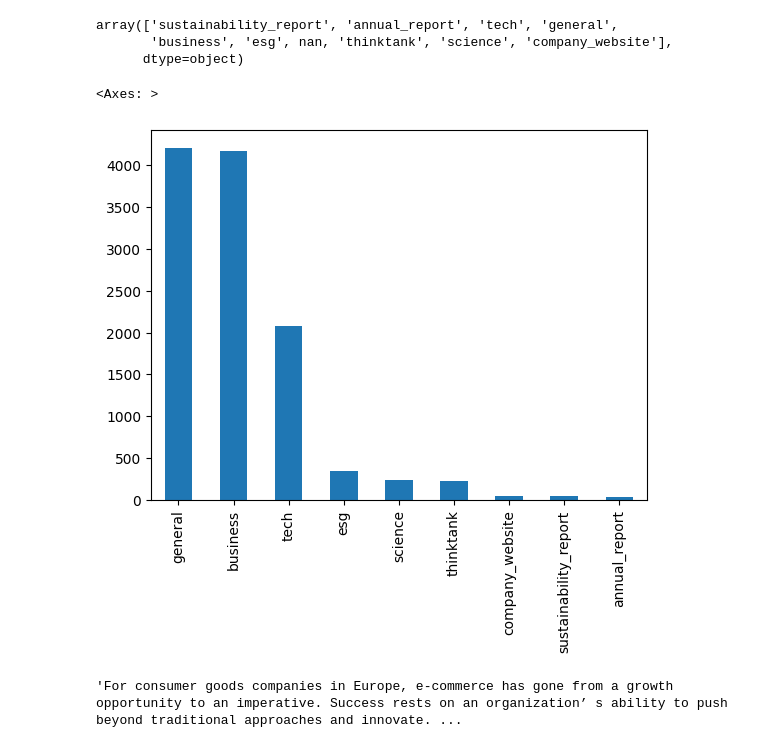
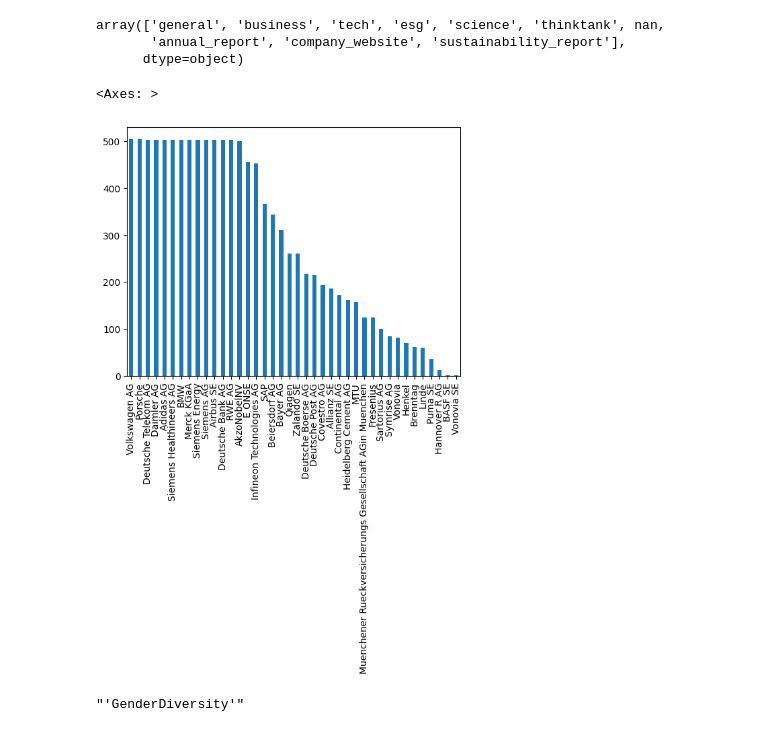
Before and after one commit to GeraldL19/Final-Year-Project-2024, a Jupyter notebook: DAX_trial_23_10_07.ipynb, the cells around one changed output. Saved outputs shown, nothing was run; the diff lists cells and outputs as text; code cells hidden in the pictures.

```diff
--- a/DAX_trial_23_10_07.ipynb
+++ b/DAX_trial_23_10_07.ipynb
@@ -4,3 +4,7 @@
 import pandas as pd
 # %%
 df = pd.read_csv('esg_documents_for_dax_companies.csv', delimiter = '|', index_col = 0)
+# %%
+# Sorting dataframe by companies in alphabetical order
+df = df.sort_values('company', ascending=True)
+df.head(10)
@@ -6,0 +23,4 @@ df = pd.read_csv('esg_documents_for_dax_companies.csv', delimiter = '|', index_c
+# %%
+# Now we can properly reset the index
+df = df.reset_index(drop=True)
+df.head(10)
@@ -24,18 +56,18 @@ df
 unique_sentiments = df.datatype.unique()
 unique_sentiments
 # %% [output]
-array(['sustainability_report', 'annual_report', 'tech', 'general',
-       'business', 'esg', nan, 'thinktank', 'science', 'company_website'],
+array(['general', 'business', 'tech', 'esg', 'science', 'thinktank', nan,
+       'annual_report', 'company_website', 'sustainability_report'],
       dtype=object)
 # %%
-df.datatype.value_counts().plot.bar()
+df.company.value_counts().plot.bar()
 # %% [output]
 <Axes: >
-[figure, old version]
+[figure, new version]
 # %%
-df.iloc[11452,1]
+df.iloc[11013,5]
 # %% [output]
-'For consumer goods companies in Europe, e-commerce has gone from a growth opportunity to an imperative. Success rests on an organization’ s ability to push beyond traditional approaches and innovate. ...
+"'GenderDiversity'"
 # %%
 import pandas as pd
 import numpy as np
```
Also changed, not shown: parts of 7 cells of this notebook.
